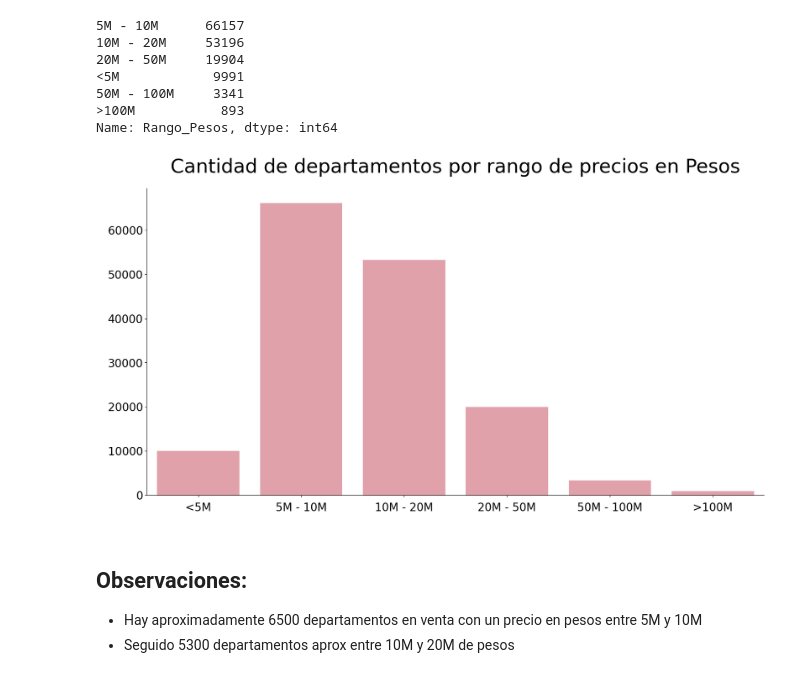
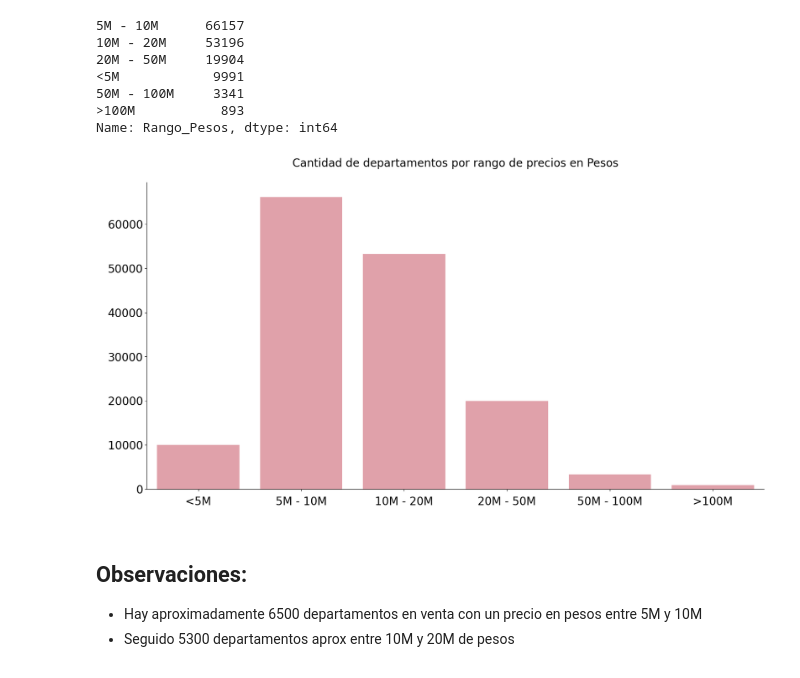
Before and after one commit to tami-pilla/DepartamentosAlquiler_Python, a Jupyter notebook: Analisis Descriptivo - Departamentos en Venta 2020.ipynb, the cells around one changed output. Saved outputs shown, nothing was run; the diff lists cells and outputs as text; code cells hidden in the pictures.

```diff
--- a/Analisis Descriptivo - Departamentos en Venta 2020.ipynb
+++ b/Analisis Descriptivo - Departamentos en Venta 2020.ipynb
@@ -430,21 +436,21 @@ Name: Rango_Pesos, dtype: int64
 # %%
 plt.figure(figsize=(20,10))
 orden = ['<5M' ,'5M - 10M', '10M - 20M' , '20M - 50M', '50M - 100M', '>100M']
 colores = ['#EA96A3']
 
 sns.countplot(x='Rango_Pesos', data=data_intervalos, palette = colores,  order = orden)
 
 
-plt.title('Cantidad de departamentos por rango de precios en Pesos', y=1.04, fontdict={'size':35})
+plt.title('Cantidad de departamentos por rango de precios en Pesos', y=1.04, fontdict={'size':20})
 plt.xlabel(' ')
 plt.xticks(fontsize=20, y=-0.01)
 plt.ylabel(' ')
 plt.yticks(fontsize=20)
 
 sns.despine()
 plt.show()
 # %% [output]
-[figure, old version]
+[figure, new version]
 # %% [markdown]
 ## Observaciones:
 
```
Also changed, not shown: parts of 43 cells of this notebook.
